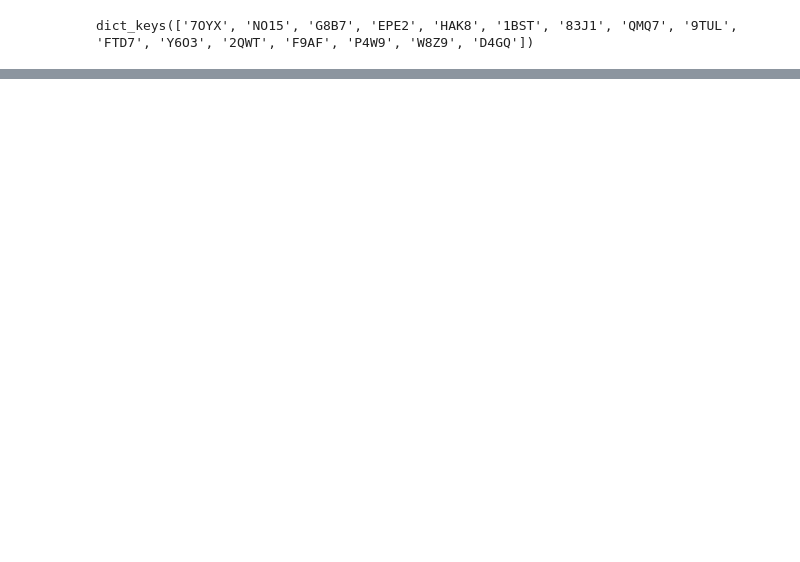
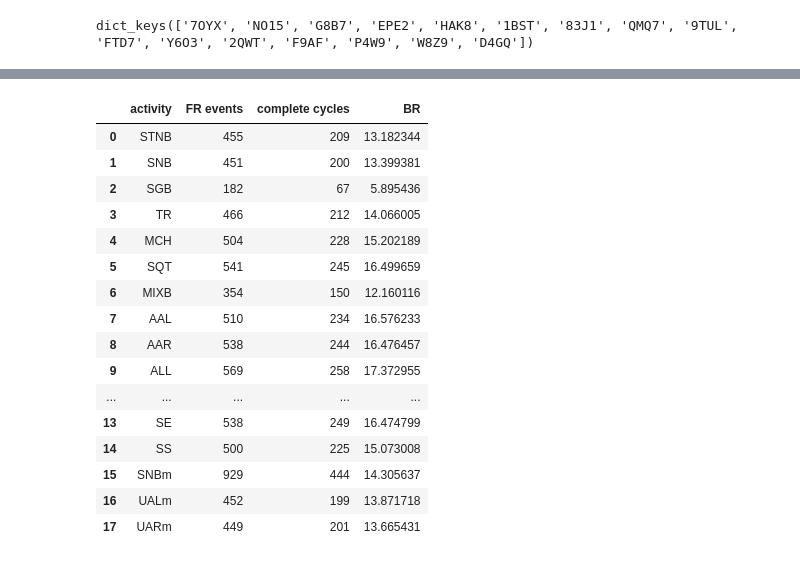
Before and after one commit to anascacais/analysis-RESP-data, a Jupyter notebook: quality_analysis.ipynb, the cells around one changed output, grey strips where cells are left out. Saved outputs shown, nothing was run; the diff lists cells and outputs as text; code cells hidden in the pictures; blank space fills up the shorter version.

```diff
--- a/quality_analysis.ipynb
+++ b/quality_analysis.ipynb
@@ -164,7 +166,7 @@ for id in id_participants:
     print('---------',id,'---------------')
     folderpath = os.path.join('Aquisicao', id)
     scientisst_data, biopac_data, bitalino_data, activities_info = load_data('Aquisicao', id)
-    write_results(scientisst_data, biopac_data, bitalino_data, activities_info, show_fig=False)
+    write_results(id, scientisst_data, biopac_data, bitalino_data, activities_info, show_fig=False)
 # %% [output]
 --------- 7OYX ---------------
 Scientisst: tb [5.17 5.83 6.69 3.22 2.52 5.04 4.12 4.31 4.28 4.29 4.85 3.63] ti [2.37 3.9  2.69 2.03 0.71 2.68 2.12 1.94 2.08 2.1  2.27 1.98 2.61 3.22] te [1.85 2.49 2.8  1.93 4.   1.19 1.81 2.36 2.   ...
@@ -186,0 +188,3 @@ TypeError: save_results() missing 1 required positional argument: 'participant_r
+# %%
+with open('Results/results.pickle', 'rb') as file:
+    data = pickle.load(file)
@@ -186,0 +195,22 @@ TypeError: save_results() missing 1 required positional argument: 'participant_r
+# %%
+overview = pd.DataFrame(columns=["participant_id", "activity", "FR events", "complete cycles", "BR"])
+
+for id in id_participants:
+    print('---------',id,'---------------')
+
+    new_entry = {"participant_id": id}
+
+    for activity in activities_info.keys():
+        try:
+            new_entry["activity"] = activity
+            new_entry["FR events"] = len(data[id][activity]["BIOPAC"]["peaks_biopac"]) + len(data[id][activity]["BIOPAC"]["valleys_biopac"])
+            new_entry["complete cycles"] = len(data[id][activity]["BIOPAC"]["tB (s)"])
+            new_entry["BR"] = data[id][activity]["BIOPAC"]["BR (bpm)"]
+
+            overview.loc[len(overview)] = new_entry
+
+        except KeyError:
+            print(f"    Participant {id} did not perform activity {activity}")
+            continue
+
+overview
@@ -186,0 +250,30 @@ TypeError: save_results() missing 1 required positional argument: 'participant_r
+# %%
+overview_by_activity = pd.DataFrame(columns=["activity","FR events", "complete cycles",	"BR"])
+
+for activity in activities_info.keys():
+    new_entry = {"activity": activity}
+    activity_data = overview[overview["activity"] == activity]
+    new_entry["FR events"] = activity_data["FR events"].sum()
+    new_entry["complete cycles"] = activity_data["complete cycles"].sum()
+    new_entry["BR"] = activity_data["BR"].mean()
+    overview_by_activity.loc[len(overview_by_activity)] = new_entry
+
+overview_by_activity
+# %% [output]
+|  | activity | FR events | complete cycles | BR |
+| 0 | STNB | 455 | 209 | 13.182344 |
+| 1 | SNB | 451 | 200 | 13.399381 |
+| 2 | SGB | 182 | 67 | 5.895436 |
+| 3 | TR | 466 | 212 | 14.066005 |
+| 4 | MCH | 504 | 228 | 15.202189 |
+| 5 | SQT | 541 | 245 | 16.499659 |
+| 6 | MIXB | 354 | 150 | 12.160116 |
+| 7 | AAL | 510 | 234 | 16.576233 |
+| 8 | AAR | 538 | 244 | 16.476457 |
+| 9 | ALL | 569 | 258 | 17.372955 |
+| ... | ... | ... | ... | ... |
+| 13 | SE | 538 | 249 | 16.474799 |
+| 14 | SS | 500 | 225 | 15.073008 |
+| 15 | SNBm | 929 | 444 | 14.305637 |
+| 16 | UALm | 452 | 199 | 13.871718 |
+| 17 | UARm | 449 | 201 | 13.665431 |
```
Also changed, not shown: parts of 5 cells of this notebook, 2 other files.
